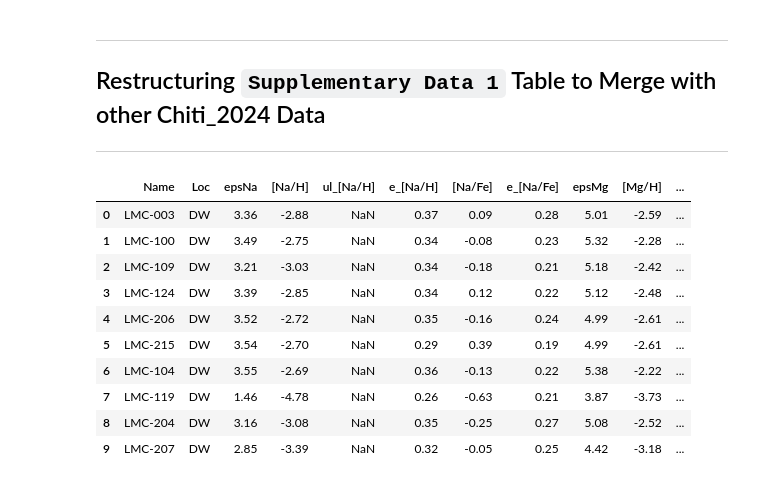
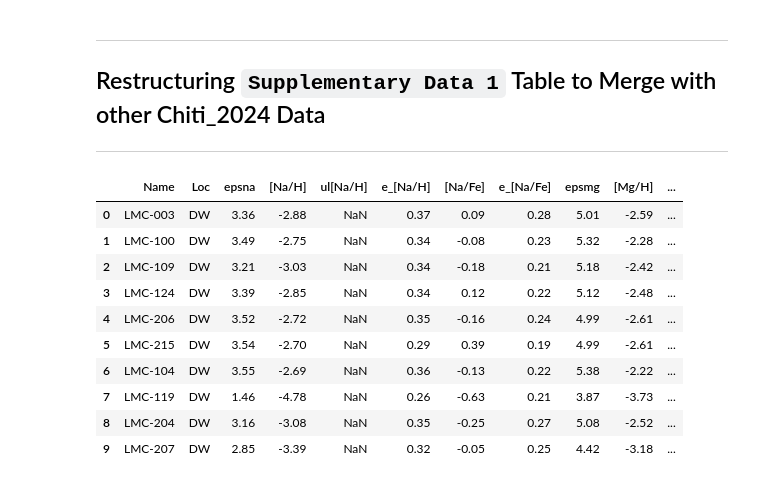
Before and after one commit to AYelland/spag, a Jupyter notebook: spag/data/abundance_tables/chiti2024/create_chiti2024_yelland.ipynb, the cells around one changed output. Cells and saved outputs as stored; diff of their text form; code cells hidden in the pictures.

```diff
--- a/spag/data/abundance_tables/chiti2024/create_chiti2024_yelland.ipynb
+++ b/spag/data/abundance_tables/chiti2024/create_chiti2024_yelland.ipynb
@@ -87,37 +91,37 @@ for name in sup1['name'].unique():
             print("ERROR")
             continue
 
-        row['eps{}'.format(elem)] = subset['Logeps'].values[0]
+        row['eps{}'.format(elem[0].lower() + elem[1:])] = subset['Logeps'].values[0]
         if subset['ul'].values[0] == 0:
             row['[{}/H]'.format(elem)] = subset['[X/H]'].values[0]
-            row['ul_[{}/H]'.format(elem)] = np.nan
+            row['ul[{}/H]'.format(elem)] = np.nan
         elif subset['ul'].values[0] == 1:
             row['[{}/H]'.format(elem)] = np.nan
-            row['ul_[{}/H]'.format(elem)] = subset['[X/H]'].values[0]
+            row['ul[{}/H]'.format(elem)] = subset['[X/H]'].values[0]
         else:
             raise ValueError("'ul' value is not 0 or 1")
         # row['[{}/H]_err'.format(elem)] = subset['[X/H]_err'].values[0]
         # row['[{}/H]_errteff'.format(elem)] = subset['[X/H]_errteff'].values[0]
         # row['[{}/H]_errlogg'.format(elem)] = subset['[X/H]_errlogg'].values[0]
         # row['[{}/H]_errvt'.format(elem)] = subset['[X/H]_errvt'].values[0]
         # row['[{}/H]_errsys'.format(elem)] = subset['[X/H]_errsys'].values[0]
         # row['[{}/H]_errtot'.format(elem)] = subset['[X/H]_errtot'].values[0]
         row['e_[{}/H]'.format(elem)] = subset['[X/H]_errtot'].values[0]  # errtot
         row['[{}/Fe]'.format(elem)] = subset['[X/Fe]'].values[0]
         # row['[{}/Fe]_errteff'.format(elem)] = subset['[X/Fe]_errteff'].values[0]
         # row['[{}/Fe]_errlogg'.format(elem)] = subset['[X/Fe]_errlogg'].values[0]
         # row['[{}/Fe]_errvt'.format(elem)] = subset['[X/Fe]_errvt'].values[0]
         # row['[{}/Fe]_errsys'.format(elem)] = subset['[X/Fe]_errsys'].values[0]
         # row['[{}/Fe]_errtot'.format(elem)] = subset['[X/Fe]_errtot'].values[0]
         row['e_[{}/Fe]'.format(elem)] = subset['[X/Fe]_errtot'].values[0]  # errtot
 
     rows.append(row)
 
 df = pd.DataFrame(rows)
 df.to_csv("/Users/ayelland/Research/metal-poor-stars/spag/spag/data/abundance_tables/chiti2024/Supplementary_Data_1_yelland.csv", index=False)
 display(df)
 # %% [output]
-|  | Name | Loc | epsNa | [Na/H] | ul_[Na/H] | e_[Na/H] | [Na/Fe] | e_[Na/Fe] | epsMg | [Mg/H] | ... |
+|  | Name | Loc | epsna | [Na/H] | ul[Na/H] | e_[Na/H] | [Na/Fe] | e_[Na/Fe] | epsmg | [Mg/H] | ... |
 | 0 | LMC-003 | DW | 3.36 | -2.88 | NaN | 0.37 | 0.09 | 0.28 | 5.01 | -2.59 | ... |
 | 1 | LMC-100 | DW | 3.49 | -2.75 | NaN | 0.34 | -0.08 | 0.23 | 5.32 | -2.28 | ... |
 | 2 | LMC-109 | DW | 3.21 | -3.03 | NaN | 0.34 | -0.18 | 0.21 | 5.18 | -2.42 | ... |
```
Also changed, not shown: parts of 2 cells of this notebook, 35 other files.
